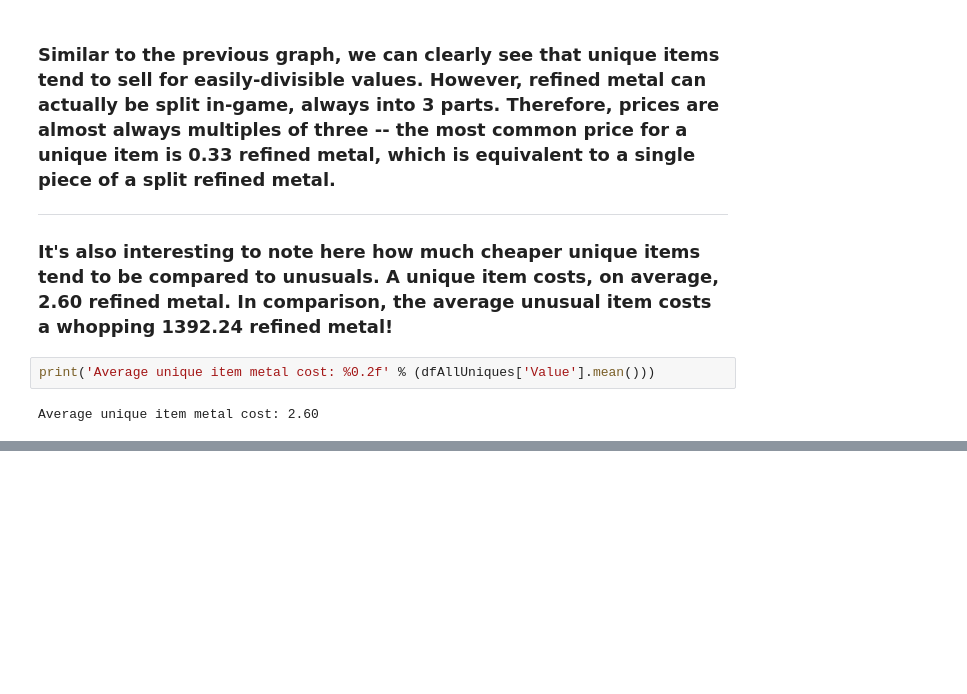
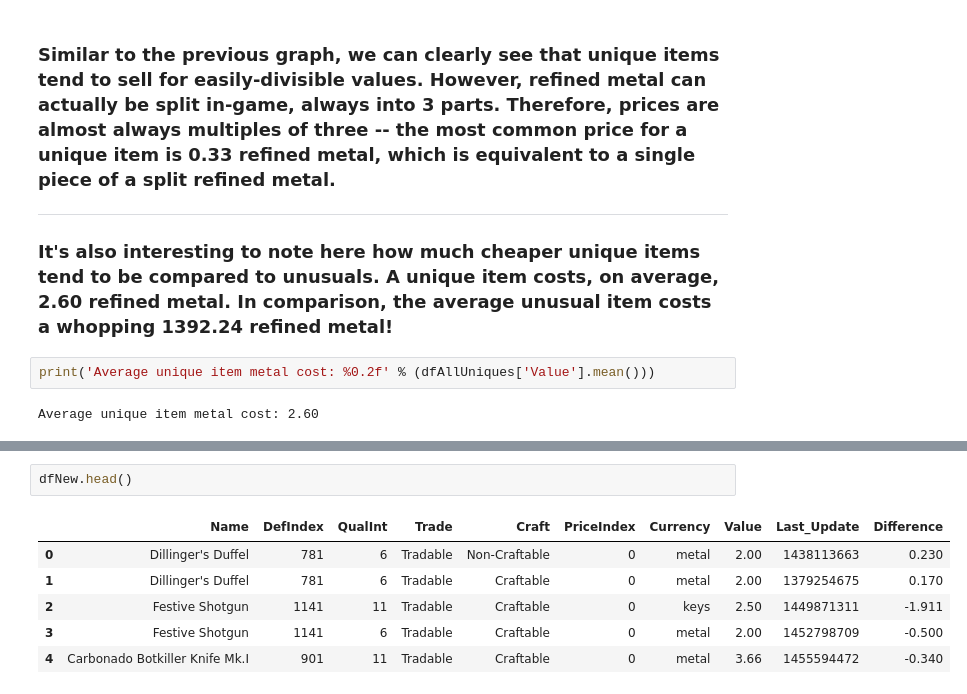
Before and after one commit to NithinPerumal/SteamMarketAnalysis, a Jupyter notebook: IPython Notebook/Jacob's Data Analysis.ipynb, the cells around one changed output, grey strips where cells are left out. Saved outputs shown, nothing was run; the diff lists cells and outputs as text; blank space fills up the shorter version.

```diff
--- a/IPython Notebook/Jacob's Data Analysis.ipynb
+++ b/IPython Notebook/Jacob's Data Analysis.ipynb
@@ -176,0 +177,9 @@ dfAllUnusuals['Value'].mean()
+# %%
+dfNew.head()
+# %% [output]
+|  | Name | DefIndex | QualInt | Trade | Craft | PriceIndex | Currency | Value | Last_Update | Difference |
+| 0 | Dillinger's Duffel | 781 | 6 | Tradable | Non-Craftable | 0 | metal | 2.00 | 1438113663 | 0.230 |
+| 1 | Dillinger's Duffel | 781 | 6 | Tradable | Craftable | 0 | metal | 2.00 | 1379254675 | 0.170 |
+| 2 | Festive Shotgun | 1141 | 11 | Tradable | Craftable | 0 | keys | 2.50 | 1449871311 | -1.911 |
+| 3 | Festive Shotgun | 1141 | 6 | Tradable | Craftable | 0 | metal | 2.00 | 1452798709 | -0.500 |
+| 4 | Carbonado Botkiller Knife Mk.I | 901 | 11 | Tradable | Craftable | 0 | metal | 3.66 | 1455594472 | -0.340 |
```
Also changed, not shown: parts of 7 cells of this notebook, 1 other file.
